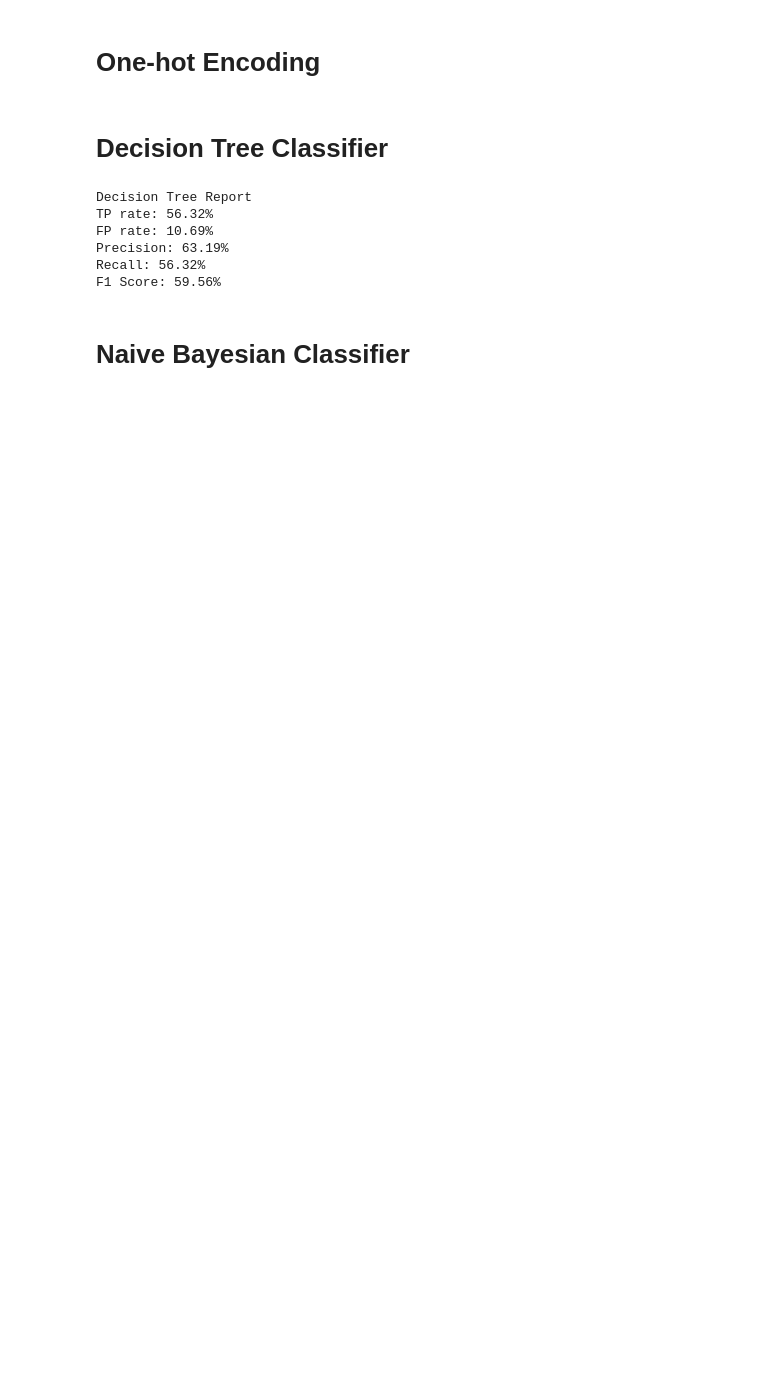
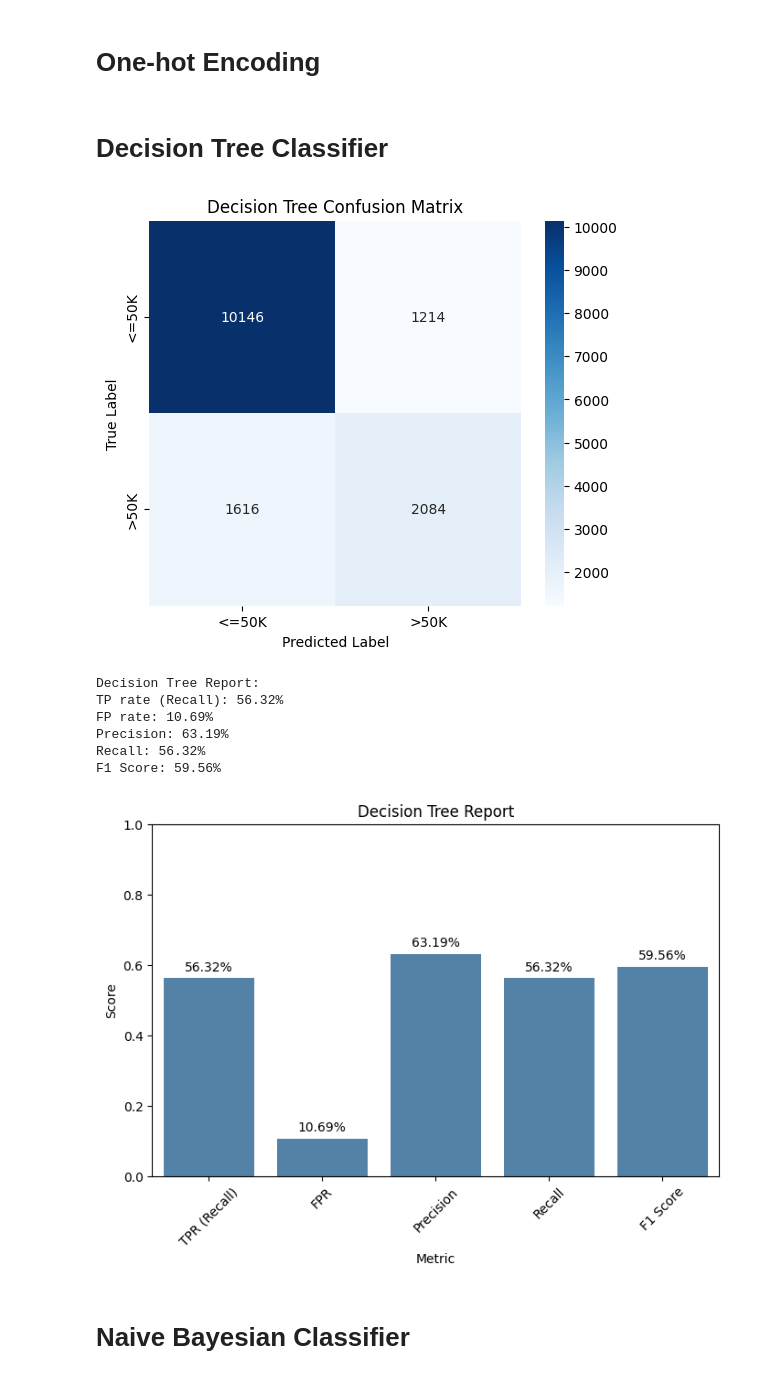
Before and after one commit to yiwang099/Adult-dataset-scikit-learn-project, a Jupyter notebook: PracticeProjectPart1.ipynb, the cells around one changed output. Cells and saved outputs as stored; diff of their text form; code cells hidden in the pictures; blank space fills up the shorter version.

```diff
--- a/PracticeProjectPart1.ipynb
+++ b/PracticeProjectPart1.ipynb
@@ -72,32 +74,65 @@ y_pred_dt = dt.predict(X_test_final)
 # %%
 # Report accuracy by class including (TP rate, FP rate, precision, recall, F1)
 # Confusion Matrix: [[TN, FP],
 #            [FN, TP]]
 cmDT = confusion_matrix(y_test, y_pred_dt, labels=['<=50K', '>50K'])
-#print("Confusion Matrix:\n", cmDT)
+# Draw the confusion matrix out
+plt.figure(figsize=(6,5))
+sns.heatmap(cmDT, annot=True, fmt='d', cmap='Blues', xticklabels=labels, yticklabels=labels)
+plt.xlabel('Predicted Label')
+plt.ylabel('True Label')
+plt.title('Decision Tree Confusion Matrix')
+plt.show()
 
-TN, FP, FN, TP = cmDT.ravel()
+TN = cmDT[0,0]
+FP = cmDT[0,1]
+FN = cmDT[1,0]
+TP = cmDT[1,1]
 
+# Calculation indicators
 TPrate = TP / (TP + FN)
 FPrate = FP / (FP + TN)
 precision = TP / (TP + FP)
-recall = TP / (TP + FN) # Same as the TP rate
+recall = TP / (TP + FN)  # same as TPrate
 F1 = 2 * precision * recall / (precision + recall)
 
-# Printing
-print("Decision Tree Report")
-print(f"TP rate: {TPrate*100:.2f}%")
+# Print the report
+print("Decision Tree Report:")
+print(f"TP rate (Recall): {TPrate*100:.2f}%")
 print(f"FP rate: {FPrate*100:.2f}%")
 print(f"Precision: {precision*100:.2f}%")
 print(f"Recall: {recall*100:.2f}%")
 print(f"F1 Score: {F1*100:.2f}%")
+
+# Visualize the report as a graph
+metrics = {
+    'TPR (Recall)': TPrate,
+    'FPR': FPrate,
+    'Precision': precision,
+    'Recall': recall,
+    'F1 Score': F1
+}
+
+metrics_df = pd.DataFrame(list(metrics.items()), columns=['Metric', 'Value'])
+plt.figure(figsize=(8,5))
+sns.barplot(x='Metric', y='Value', data=metrics_df, color='steelblue')
+
+plt.ylim(0, 1)
+plt.ylabel('Score')
+plt.title('Decision Tree Report')
+plt.xticks(rotation=45)
+for index, row in metrics_df.iterrows():
+    plt.text(index, row['Value'] + 0.02, f"{row['Value']*100:.2f}%", ha='center')
+plt.show()
 # %% [output]
+[figure, added]
-Decision Tree Report
-TP rate: 56.32%
+Decision Tree Report:
+TP rate (Recall): 56.32%
 FP rate: 10.69%
 Precision: 63.19%
 Recall: 56.32%
 F1 Score: 59.56%
+[figure, added]
 # %% [markdown]
 # Naive Bayesian Classifier
 # %%
```
Also changed, not shown: parts of 3 cells of this notebook.
